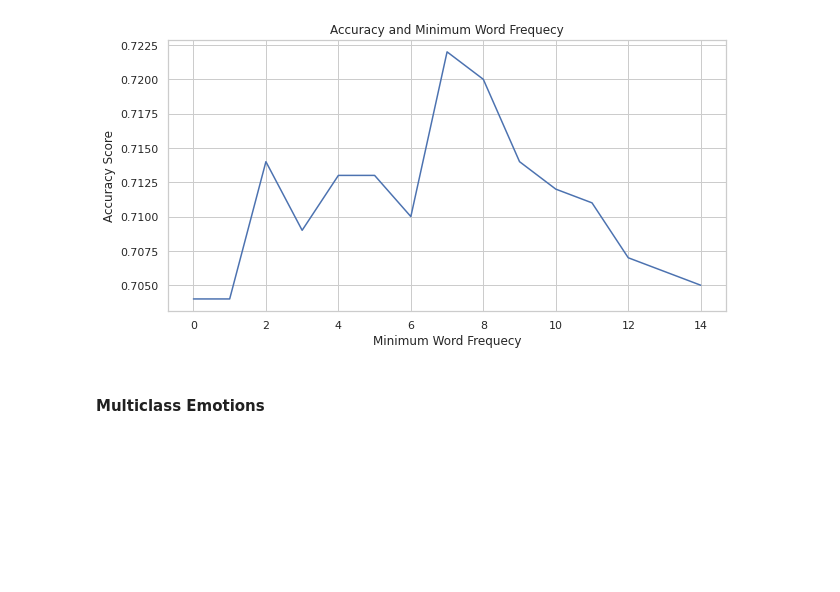
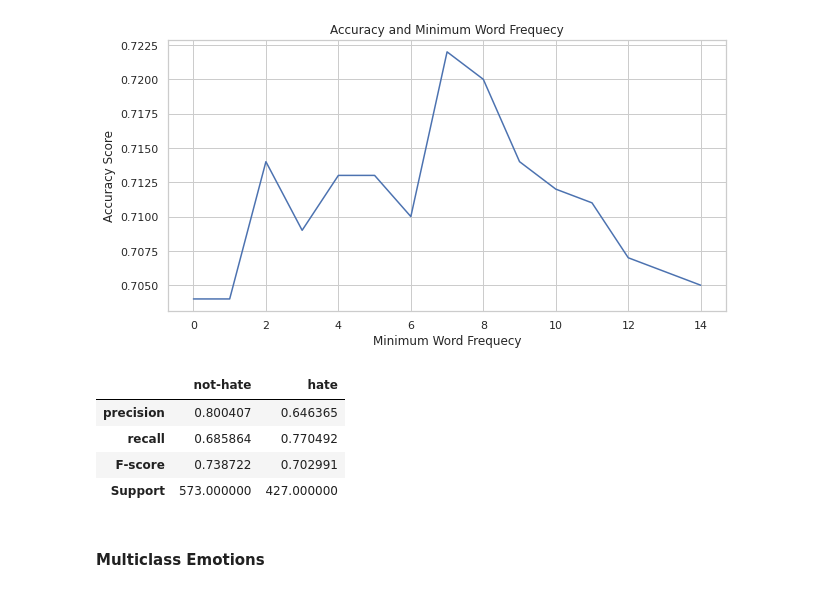
Before and after one commit to jonas-mika/twitter-hatespeech-detection, a Jupyter notebook: notebooks/project4.ipynb, the cells around one changed output. Cells and saved outputs as stored; diff of their text form; code cells hidden in the pictures; blank space fills up the shorter version.

```diff
--- a/notebooks/project4.ipynb
+++ b/notebooks/project4.ipynb
@@ -847,5 +866,13 @@ plot_accuracy(15,"hate",clf)#takes a while to run be here we see that a min freq
 # %% [output]
 [figure]
+# %%
+model_prf_score("hate",7,clf)
+# %% [output]
+|  | not-hate | hate |
+| precision | 0.800407 | 0.646365 |
+| recall | 0.685864 | 0.770492 |
+| F-score | 0.738722 | 0.702991 |
+| Support | 573.000000 | 427.000000 |
 # %% [markdown]
 #### Multiclass Emotions
 # %%
```
Also changed, not shown: parts of 13 cells of this notebook.
